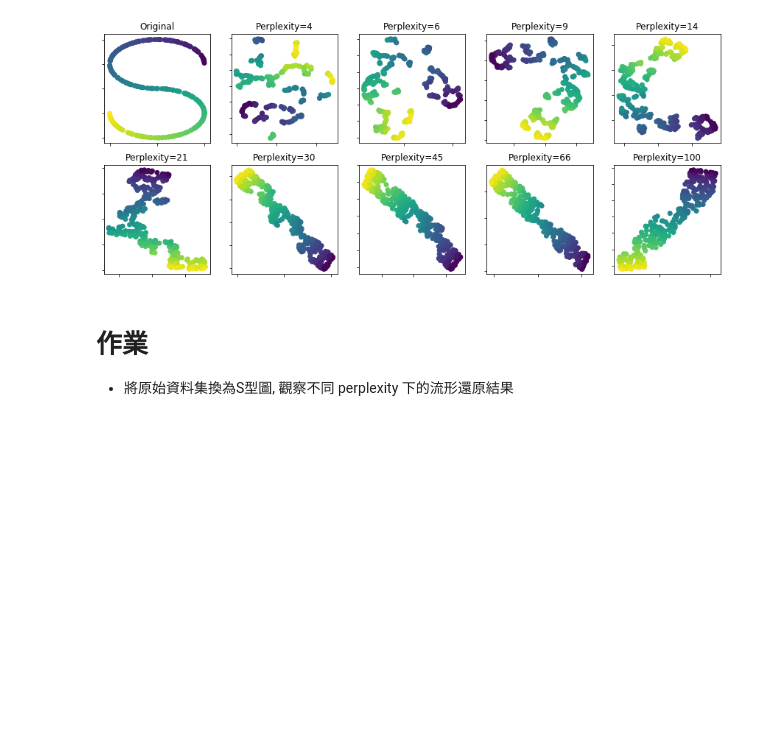
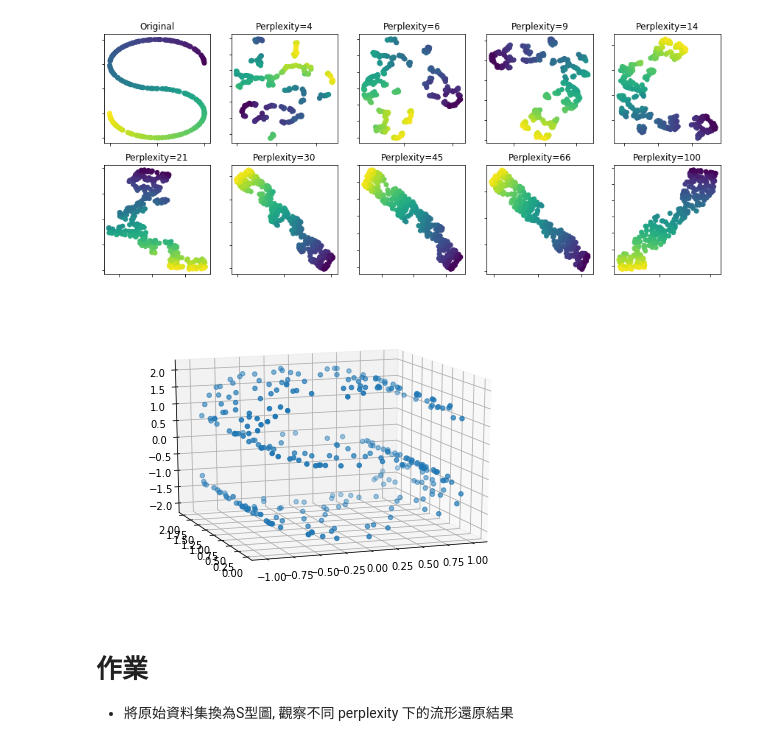
Before and after one commit to freyatzeng/ML100-Days, a Jupyter notebook: homework/Day_062_HW( t-SNE perplexity參數).ipynb, the cells around one changed output. Saved outputs shown, nothing was run; the diff lists cells and outputs as text; code cells hidden in the pictures; blank space fills up the shorter version.

```diff
--- a/homework/Day_062_HW( t-SNE perplexity參數).ipynb
+++ b/homework/Day_062_HW( t-SNE perplexity參數).ipynb
@@ -58,6 +58,15 @@ circles, perplexity=45 in 7.9 sec
 circles, perplexity=66 in 8.8 sec
 circles, perplexity=100 in 9.5 sec
 [figure]
+# %%
+%matplotlib inline
+from mpl_toolkits.mplot3d import Axes3D
+fig = plt.figure()
+ax = Axes3D(fig)
+ax.scatter(X[:,0],X[:,1],X[:,2])
+ax.view_init(azim=250,elev=15)
+# %% [output]
+[figure, added]
 # %% [markdown]
 # 作業
 * 將原始資料集換為S型圖, 觀察不同 perplexity 下的流形還原結果
```
Also changed, not shown: parts of 1 cell of this notebook.
